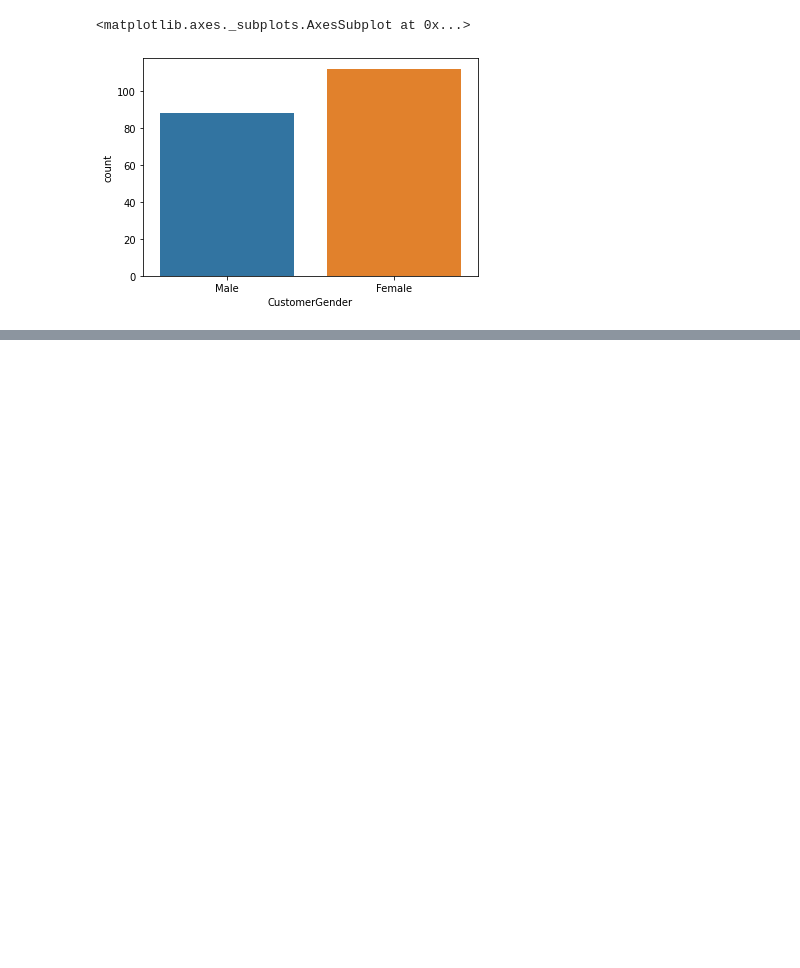
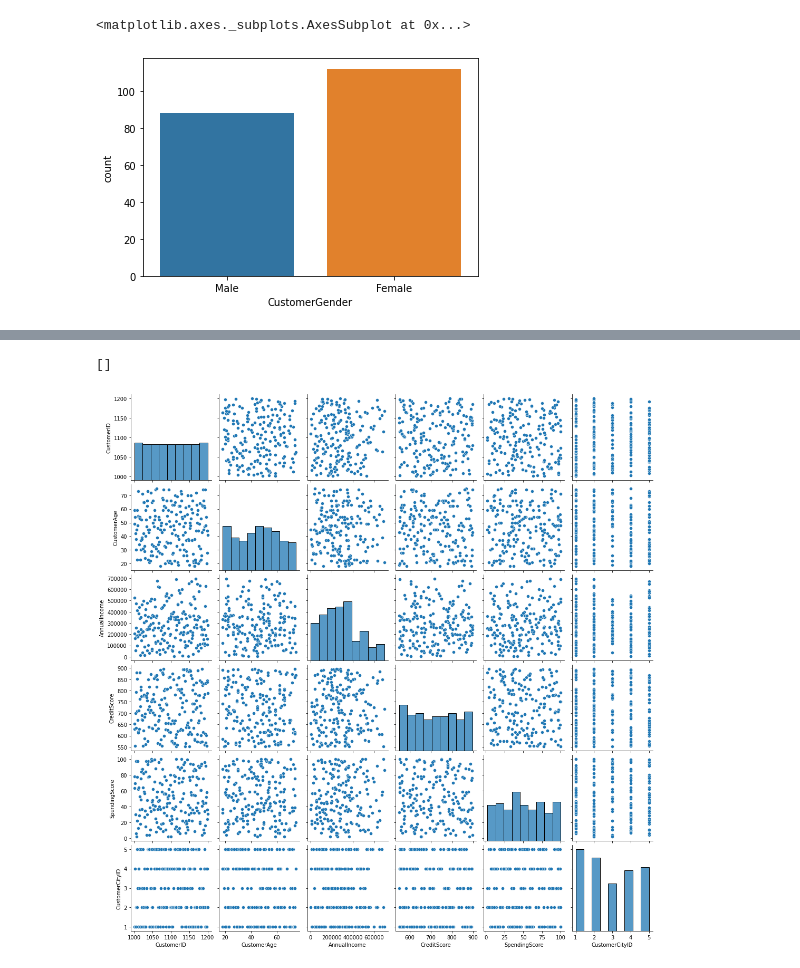
Before and after one commit to Sevdehatip/ShoppingCustomerAnalysis, a Jupyter notebook: Shopping.ipynb, the cells around one changed output, grey strips where cells are left out. Cells and saved outputs as stored; diff of their text form; code cells hidden in the pictures; blank space fills up the shorter version.

```diff
--- a/Shopping.ipynb
+++ b/Shopping.ipynb
@@ -80,0 +105,6 @@ sns.countplot(x="CustomerGender", data=df)
+# %%
+sns.pairplot(df)
+plt.plot()
+# %% [output]
+[]
+[figure, added]
```
Also changed, not shown: parts of 3 cells of this notebook.
